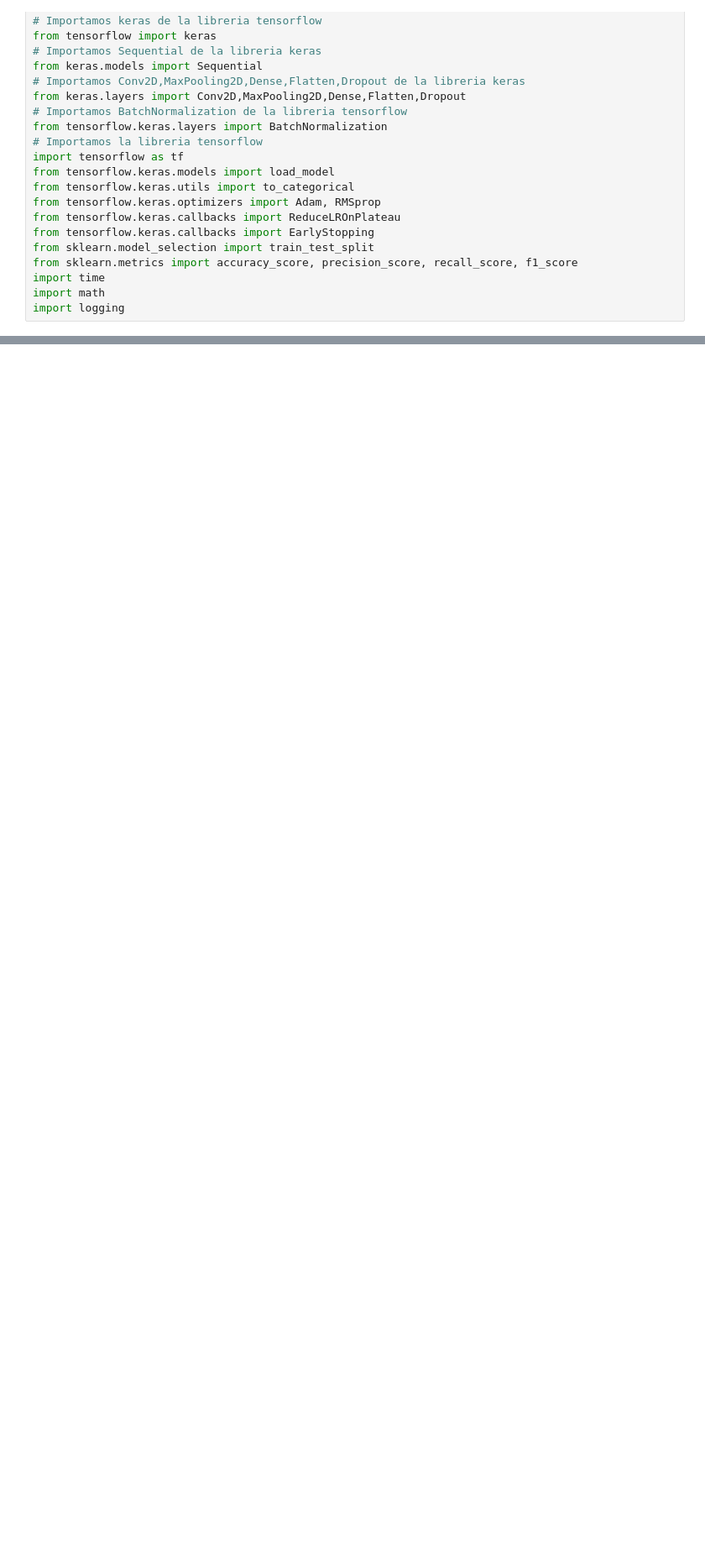
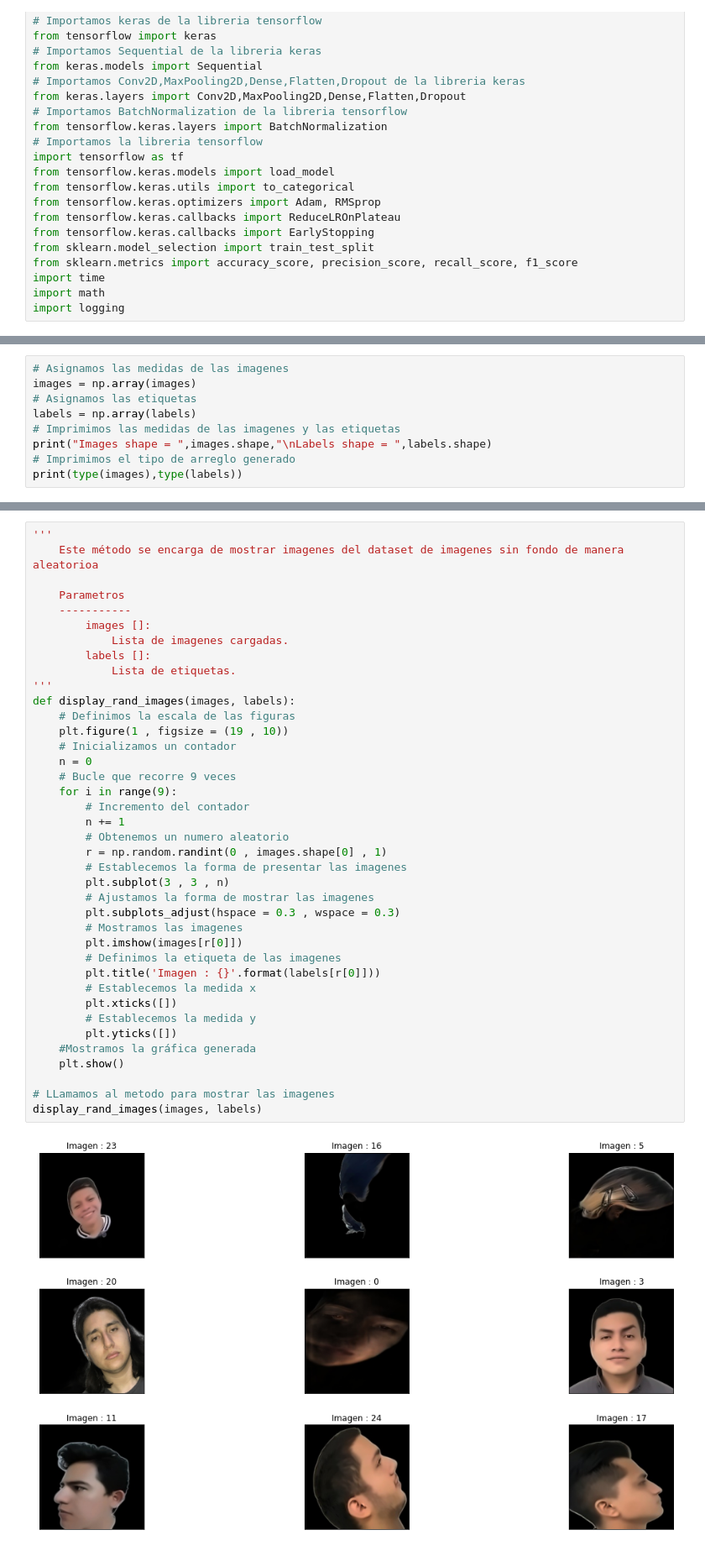
Before and after one commit to Hector858/ProyectoIAU3, a Jupyter notebook: ProyectoIA_Unidad3.ipynb, the cells around one changed output, grey strips where cells are left out. Shown at 84% size. Saved outputs shown, nothing was run; the diff lists cells and outputs as text; blank space fills up the shorter version.

```diff
--- a/ProyectoIA_Unidad3.ipynb
+++ b/ProyectoIA_Unidad3.ipynb
@@ -949,0 +949,9 @@ No. of labels loaded =  2645
+# %%
+# Asignamos las medidas de las imagenes
+images = np.array(images)
+# Asignamos las etiquetas
+labels = np.array(labels)
+# Imprimimos las medidas de las imagenes y las etiquetas
+print("Images shape = ",images.shape,"\nLabels shape = ",labels.shape)
+# Imprimimos el tipo de arreglo generado
+print(type(images),type(labels))
@@ -949,0 +962,41 @@ No. of labels loaded =  2645
+# %%
+'''
+    Este método se encarga de mostrar imagenes del dataset de imagenes sin fondo de manera aleatorioa
+
+    Parametros
+    -----------
+        images []:
+            Lista de imagenes cargadas.
+        labels []:
+            Lista de etiquetas.
+'''
+def display_rand_images(images, labels):
+    # Definimos la escala de las figuras
+    plt.figure(1 , figsize = (19 , 10))
+    # Inicializamos un contador
+    n = 0
+    # Bucle que recorre 9 veces
+    for i in range(9):
+        # Incremento del contador
+        n += 1
+        # Obtenemos un numero aleatorio
+        r = np.random.randint(0 , images.shape[0] , 1)
+        # Establecemos la forma de presentar las imagenes
+        plt.subplot(3 , 3 , n)
+        # Ajustamos la forma de mostrar las imagenes
+        plt.subplots_adjust(hspace = 0.3 , wspace = 0.3)
+        # Mostramos las imagenes
+        plt.imshow(images[r[0]])
+        # Definimos la etiqueta de las imagenes
+        plt.title('Imagen : {}'.format(labels[r[0]]))
+        # Establecemos la medida x
+        plt.xticks([])
+        # Establecemos la medida y
+        plt.yticks([])
+    #Mostramos la gráfica generada
+    plt.show()
+
+# LLamamos al metodo para mostrar las imagenes
+display_rand_images(images, labels)
+# %% [output]
+[figure, added]
```
Also changed, not shown: parts of 23 cells of this notebook.
